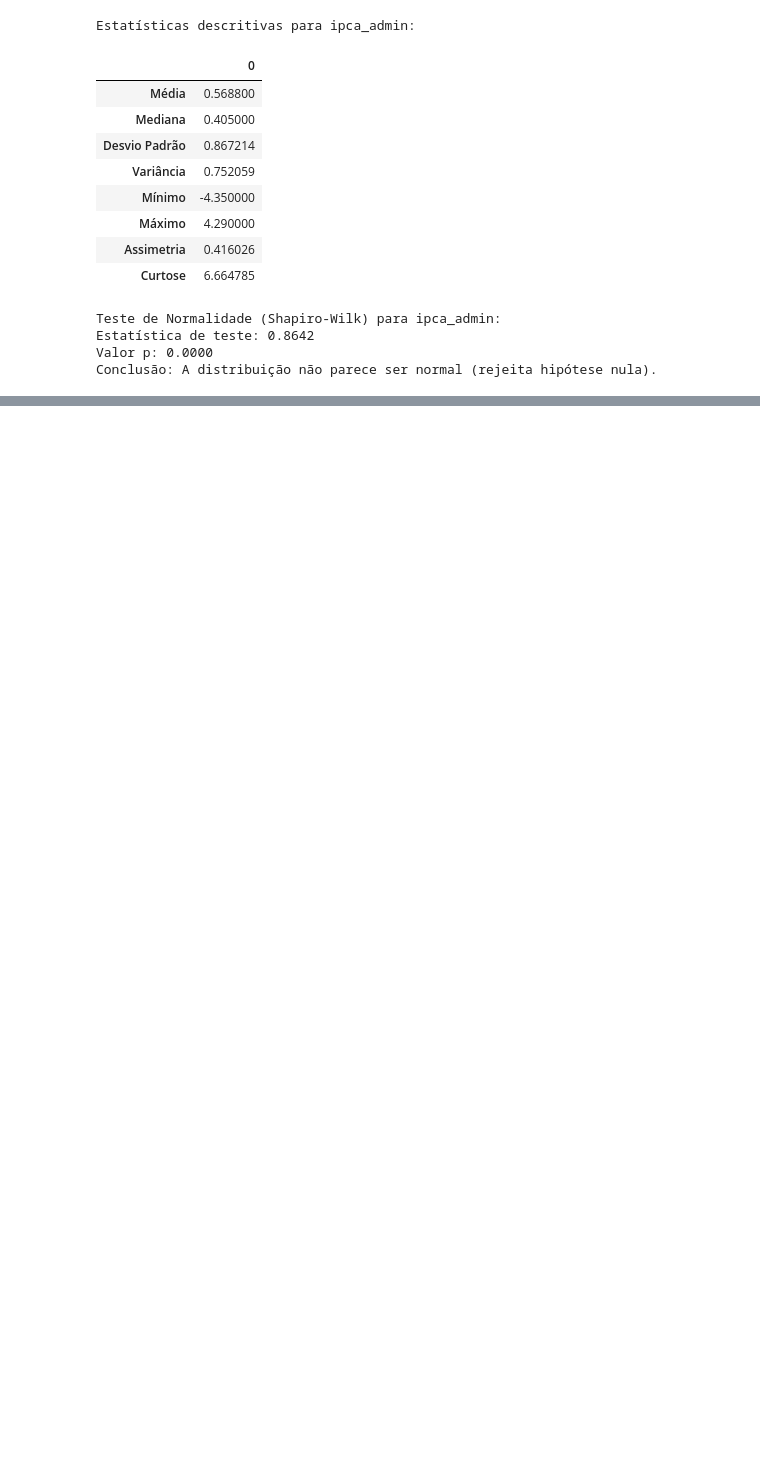
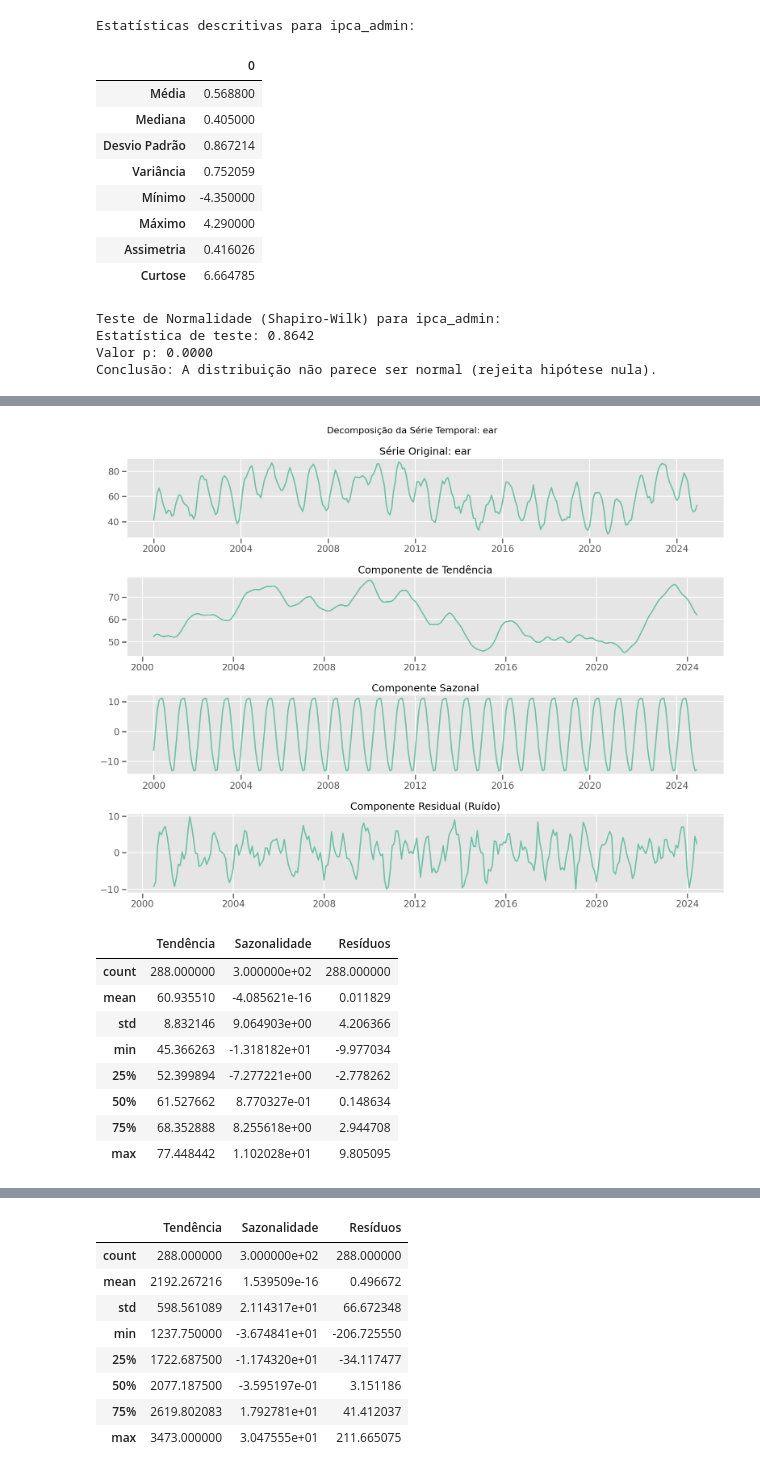
Before and after one commit to DPH38/DataScienceProject-, a Jupyter notebook: analise.ipynb, the cells around one changed output, grey strips where cells are left out. Saved outputs shown, nothing was run; the diff lists cells and outputs as text; code cells hidden in the pictures; blank space fills up the shorter version.

```diff
--- a/analise.ipynb
+++ b/analise.ipynb
@@ -232,0 +339,57 @@ Conclusão: A distribuição não parece ser normal (rejeita hipótese nula).
+# %%
+# 4. Decomposição das séries temporais para identificar tendências, sazonalidade e resíduos
+from statsmodels.tsa.seasonal import seasonal_decompose
+
+for column in numeric_columns:
+    plt.figure(figsize=(16, 12))
+
+    try:
+        # Aplicar decomposição da série temporal
+        decomposition = seasonal_decompose(df_ts[column], model='additive', period=12)  # period=12 para dados mensais
+
+        # Plotar os componentes da decomposição
+        plt.subplot(4, 1, 1)
+        plt.plot(df_ts.index, df_ts[column])
+        plt.title(f'Série Original: {column}')
+        plt.grid(True)
+
+        plt.subplot(4, 1, 2)
+        plt.plot(decomposition.trend)
+        plt.title('Componente de Tendência')
+        plt.grid(True)
+
+        plt.subplot(4, 1, 3)
+        plt.plot(decomposition.seasonal)
+        plt.title('Componente Sazonal')
+        plt.grid(True)
+
+        plt.subplot(4, 1, 4)
+        plt.plot(decomposition.resid)
+        plt.title('Componente Residual (Ruído)')
+        plt.grid(True)
+
+        plt.tight_layout()
+        plt.suptitle(f'Decomposição da Série Temporal: {column}', fontsize=16, y=1.02)
+        plt.show()
+
+        # Análise estatística dos componentes
+        components_stats = pd.DataFrame({
+            'Tendência': decomposition.trend.dropna().describe(),
+            'Sazonalidade': decomposition.seasonal.dropna().describe(),
+            'Resíduos': decomposition.resid.dropna().describe()
+        })
+        display(components_stats)
+
+    except Exception as e:
+        print(f"Não foi possível realizar a decomposição para {column}: {e}")
+# %% [output]
+[figure, added]
+|  | Tendência | Sazonalidade | Resíduos |
+| count | 288.000000 | 3.000000e+02 | 288.000000 |
+| mean | 60.935510 | -4.085621e-16 | 0.011829 |
+| std | 8.832146 | 9.064903e+00 | 4.206366 |
+| min | 45.366263 | -1.318182e+01 | -9.977034 |
+| 25% | 52.399894 | -7.277221e+00 | -2.778262 |
+| 50% | 61.527662 | 8.770327e-01 | 0.148634 |
+| 75% | 68.352888 | 8.255618e+00 | 2.944708 |
+| max | 77.448442 | 1.102028e+01 | 9.805095 |
@@ -232,0 +397,9 @@ Conclusão: A distribuição não parece ser normal (rejeita hipótese nula).
+|  | Tendência | Sazonalidade | Resíduos |
+| count | 288.000000 | 3.000000e+02 | 288.000000 |
+| mean | 2192.267216 | 1.539509e-16 | 0.496672 |
+| std | 598.561089 | 2.114317e+01 | 66.672348 |
+| min | 1237.750000 | -3.674841e+01 | -206.725550 |
+| 25% | 1722.687500 | -1.174320e+01 | -34.117477 |
+| 50% | 2077.187500 | -3.595197e-01 | 3.151186 |
+| 75% | 2619.802083 | 1.792781e+01 | 41.412037 |
+| max | 3473.000000 | 3.047555e+01 | 211.665075 |
```
Also changed, not shown: parts of 10 cells of this notebook.
